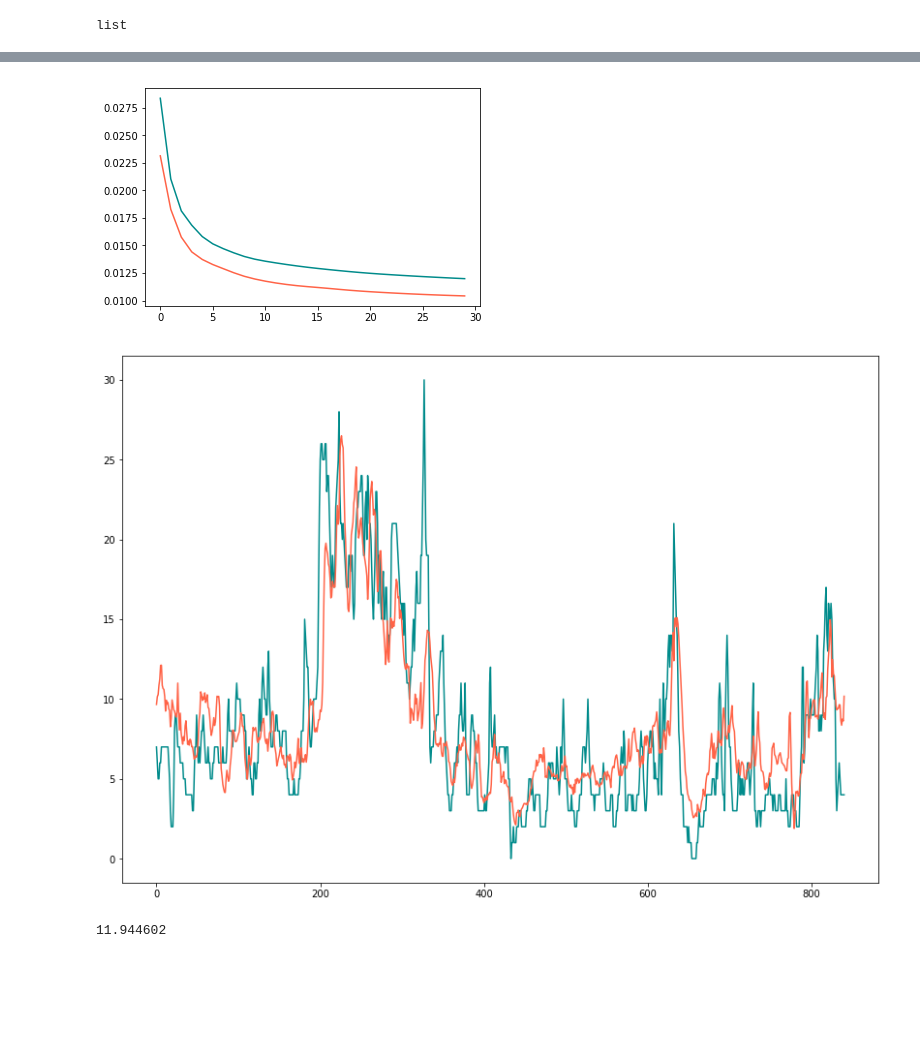
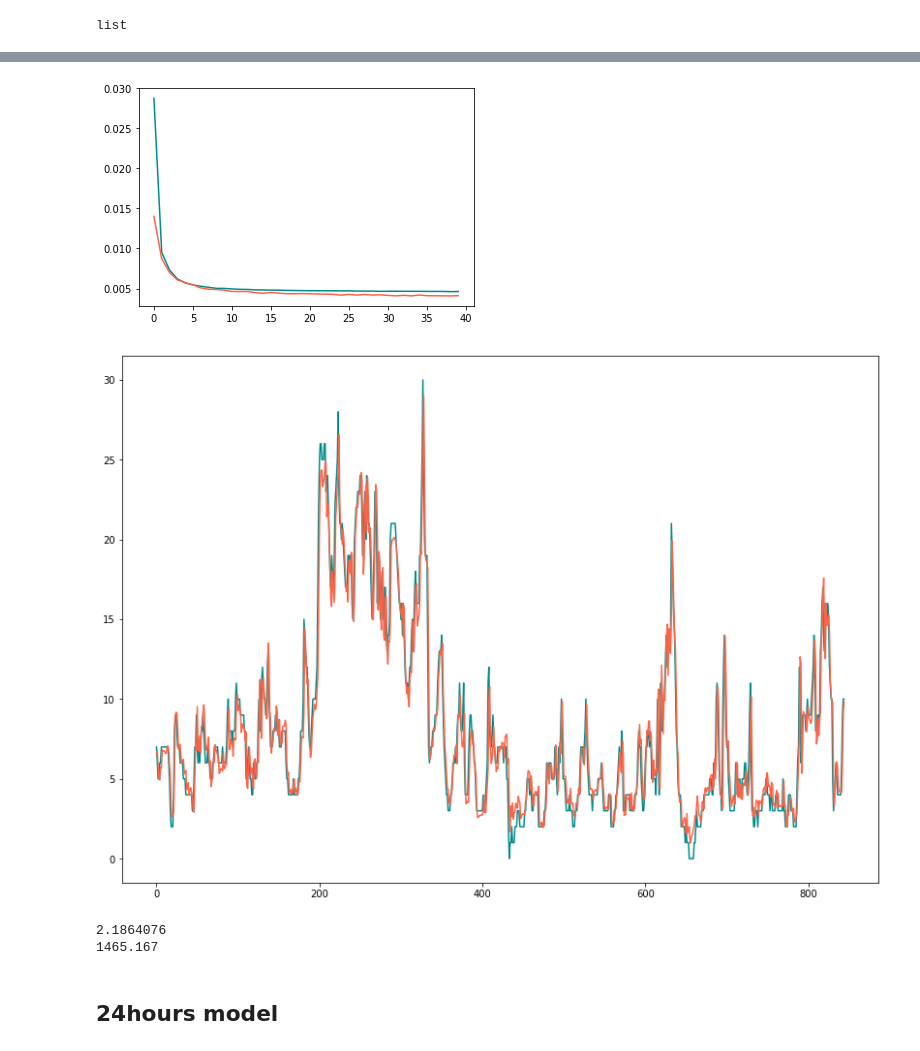
Before and after one commit to sherry-zkuai/air-quality-ai, a Jupyter notebook: toronto_model.ipynb, the cells around one changed output, grey strips where cells are left out. Cells and saved outputs as stored; diff of their text form; code cells hidden in the pictures; blank space fills up the shorter version.

```diff
--- a/toronto_model.ipynb
+++ b/toronto_model.ipynb
@@ -72,6 +53,6 @@ test_set
 # %%
 # data_set=np.asarray(dataset,dtype=np.float32)
-seq_len=30 + 5
+seq_len=30 + 1
 x=len(data1)-seq_len
 y=len(test_set)-seq_len
 sequences = [np.asarray(data1[t:t+seq_len]) for t in range(x)]
@@ -92,11 +73,11 @@ torch.Size([841, 35, 13])
 # %%
 split_row=round(0.80*seq.size(0))
-x_train_set=seq[:split_row, :-5]
-y_train_set=seq[:split_row, -5:]
-x_valid_set=seq[split_row:, :-5]
-y_valid_set=seq[split_row:, -5:]
-x_test_set=test_seq1[:,:-5]
-y_test_set=test_seq[:,-5:]
+x_train_set=seq[:split_row, :-1]
+y_train_set=seq[:split_row, -1:]
+x_valid_set=seq[split_row:, :-1]
+y_valid_set=seq[split_row:, -1:]
+x_test_set=test_seq1[:,:-1]
+y_test_set=test_seq[:,-1:]
 # %%
 class LSTM(nn.Module):
     def __init__(self,input_size,hidden_size,num_layers=2,dropout=0,bidirectional=False):
@@ -115,7 +96,7 @@ class LSTM(nn.Module):
 
     def forward(self,inputs,hidden):
         outputs,hidden=self.lstm(inputs,hidden)
-        predictions=self.linear(outputs[-5:])
+        predictions=self.linear(outputs[-1:])
         return predictions,outputs,hidden
 
     def init_hidden(self,batch_size):
@@ -245,7 +226,7 @@ loss_fn = nn.MSELoss()
 optimizer = optim.Adam(lstm.parameters(), lr=learning_rate,weight_decay=0.00001)
 
 batch_size = 8
-num_epochs = 30 #3
+num_epochs = 40 #3
 # num_sequences = x_train_set.size(0)
 # num_batches = num_sequences //batch_size
 
@@ -261,10 +242,10 @@ for epoch in range(num_epochs):
 
     # Shuffle input and target sequences.
     idx = torch.randperm(x_train_set.size(0))
-    x = x_train_set[idx]
-    y = y_train_set[idx]
+    x_shuffled = x_train_set[idx]
+    y_shuffled = y_train_set[idx]
 
-    train_loss=train(lstm,x_train_set,y_train_set,optimizer,batch_size,epoch)
+    train_loss=train(lstm,x_shuffled,y_shuffled,optimizer,batch_size,epoch)
     valid_loss=eval(lstm,x_valid_set,y_valid_set,optimizer,batch_size)
 
     train_losses.append(train_loss)
@@ -299,5 +280,5 @@ Epoch 6: Loss = 0.01514986
 
 
 
 Optimization ended.
-[figure, old version]
+[figure, new version]
@@ -317,8 +314,12 @@ fig = plt.figure(figsize=(14, 10))
 plt.plot(y_test_set[:,0,-1].data.numpy(),color='darkcyan')
 plt.plot(one_step_predictions.data.numpy(),color='tomato')
 plt.show()
-loss_fn=nn.MSELoss()
+
 print(loss_fn(one_step_predictions,y_test_set[:,0,-1]).data.numpy())
+print(loss.data.numpy())
 # %% [output]
-[figure, old version]
+[figure, new version]
-11.944602
+2.1864076
+1465.167
+# %% [markdown]
+## 24hours model
```
Also changed, not shown: parts of 9 cells of this notebook.
